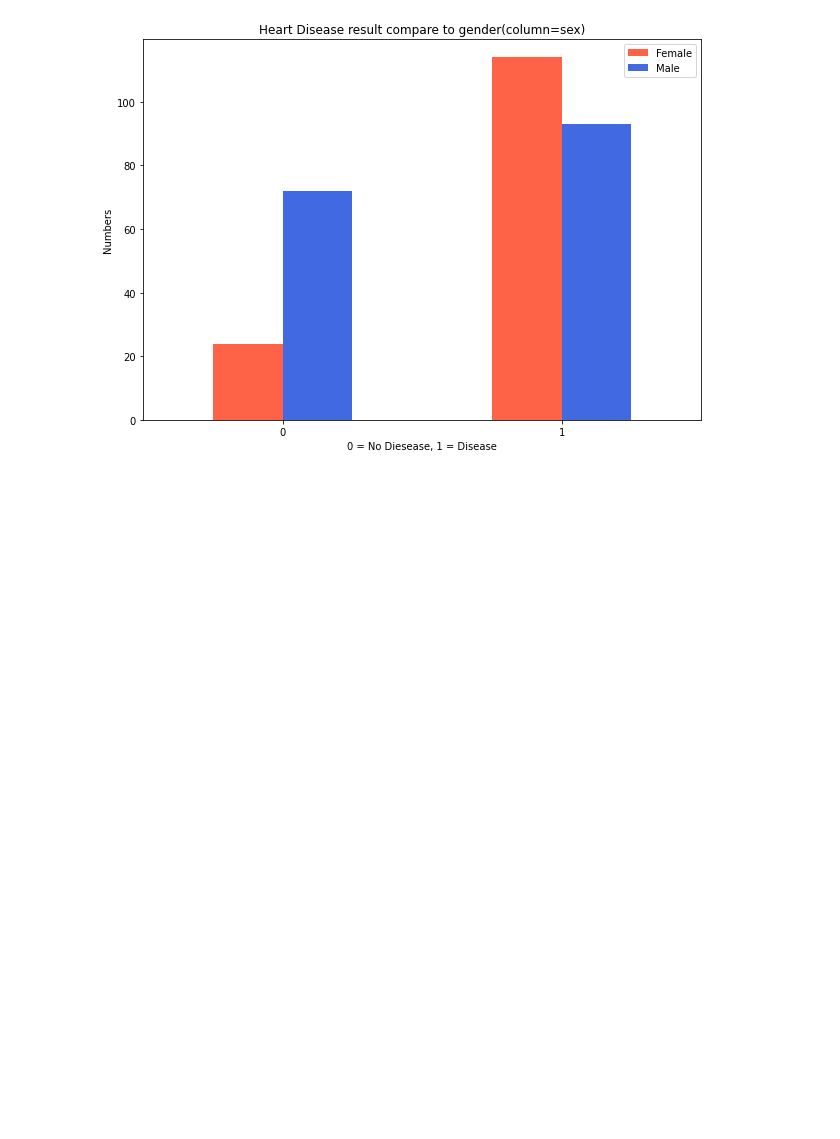
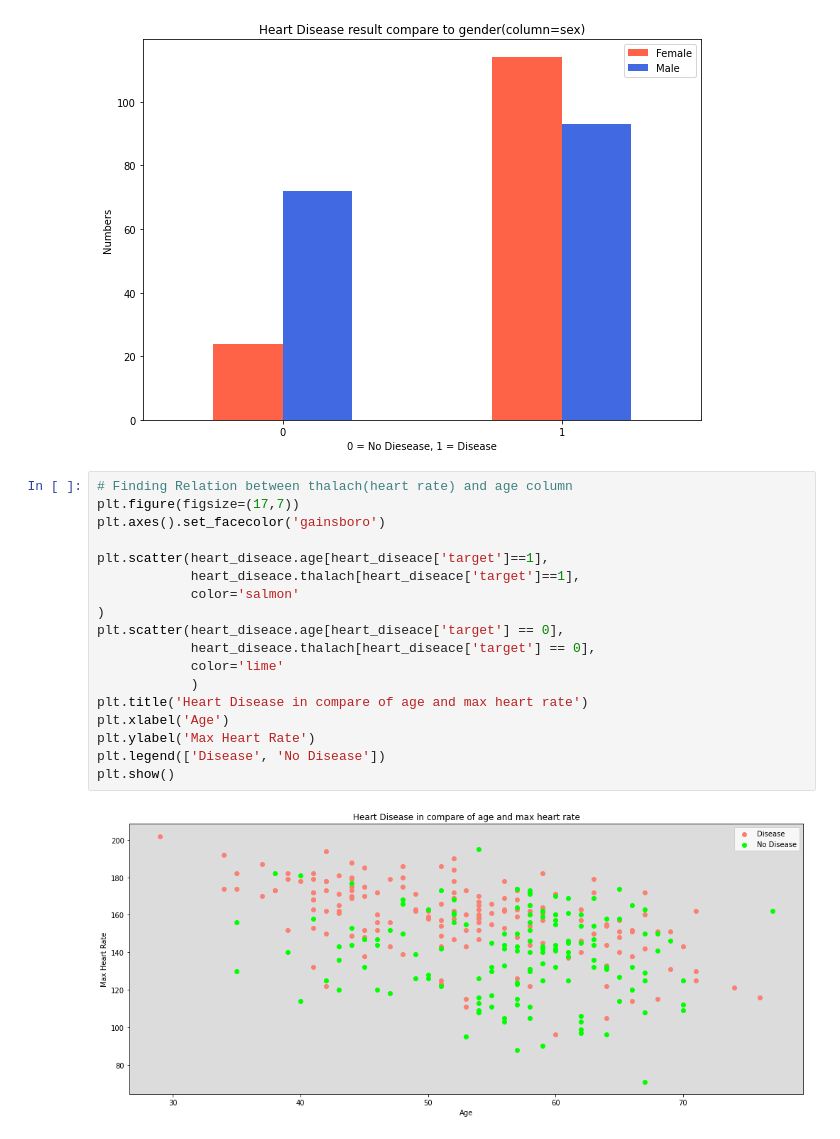
Before and after one commit to kevalsakhiya/machine-learning, a Jupyter notebook: classifications/heart_diseace_classsification-1.ipynb, the cells around one changed output. Drawn from its saved outputs; the diff is of its cells as text; blank space fills up the shorter version.

Commit message:
drew a chart of heart disease of age and heartRate

```diff
--- a/classifications/heart_diseace_classsification-1.ipynb
+++ b/classifications/heart_diseace_classsification-1.ipynb
@@ -117,3 +119,23 @@ plt.xticks(rotation=0)
 plt.show()
 # %% [output]
 [figure]
+# %%
+# Finding Relation between thalach(heart rate) and age column
+plt.figure(figsize=(17,7))
+plt.axes().set_facecolor('gainsboro')
+
+plt.scatter(heart_diseace.age[heart_diseace['target']==1],
+            heart_diseace.thalach[heart_diseace['target']==1],
+            color='salmon'
+)
+plt.scatter(heart_diseace.age[heart_diseace['target'] == 0],
+            heart_diseace.thalach[heart_diseace['target'] == 0],
+            color='lime'
+            )
+plt.title('Heart Disease in compare of age and max heart rate')
+plt.xlabel('Age')
+plt.ylabel('Max Heart Rate')
+plt.legend(['Disease', 'No Disease'])
+plt.show()
+# %% [output]
+[figure, added]
```
Also changed, not shown: parts of 1 cell of this notebook.
